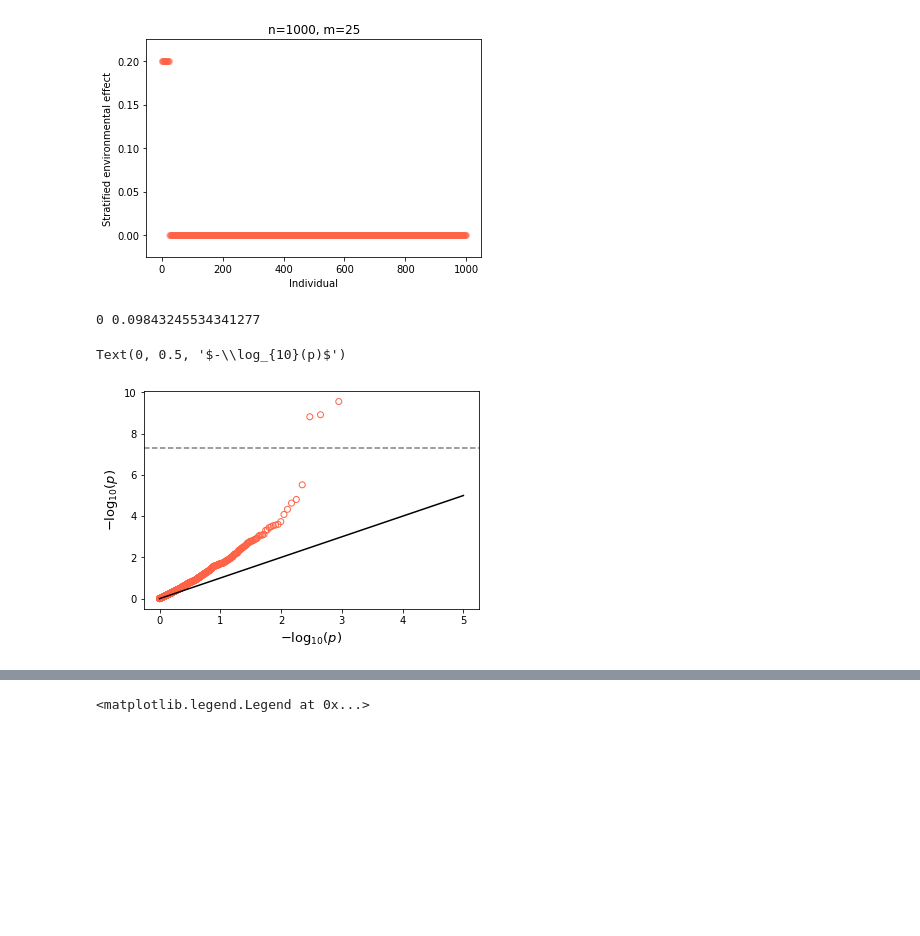
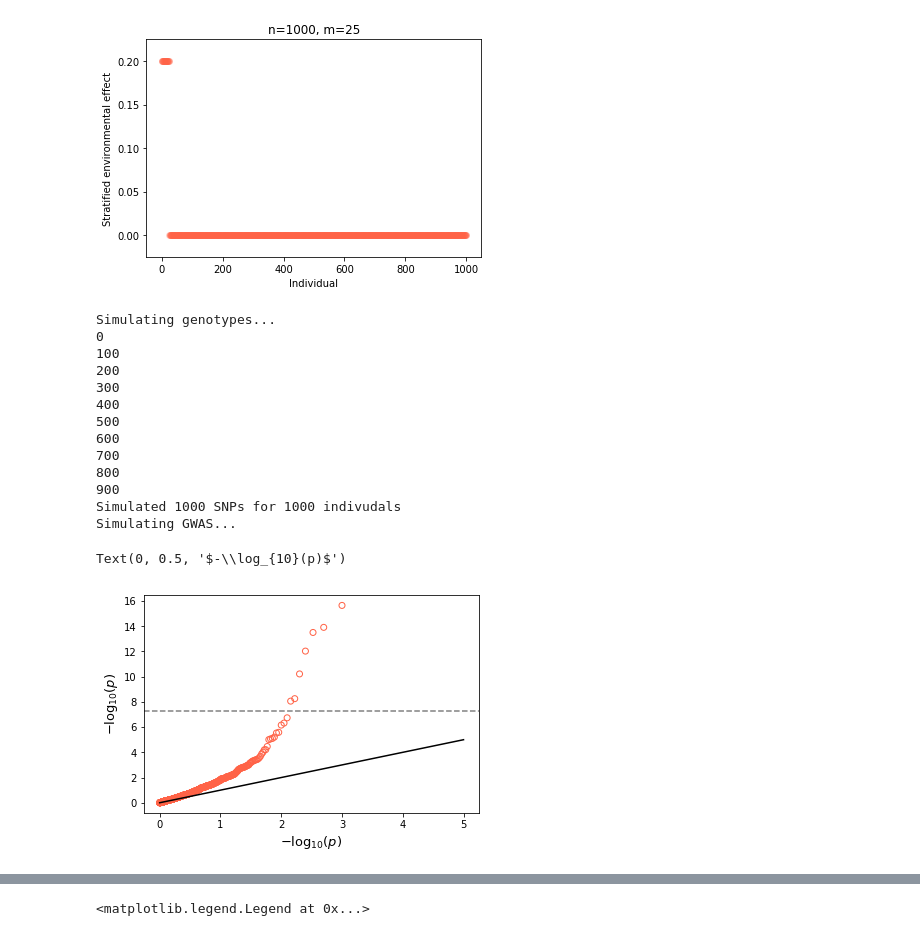
Before and after one commit to 35ajstern/stratification, a Jupyter notebook: msprime_island.ipynb, the cells around one changed output, grey strips where cells are left out. Drawn from its saved outputs; the diff is of its cells as text; code cells hidden in the pictures; blank space fills up the shorter version.

```diff
--- a/msprime_island.ipynb
+++ b/msprime_island.ipynb
@@ -5,6 +5,8 @@ import scipy.stats as stats
 import msprime
 import numpy as np
 # %%
+# MSprime simulation function for island model
+
 def migration_example(m,d,v,num_replicates=1000,Ne=10**2):
         # M is the overall symmetric migration rate, and d is the number
         # of subpopulations.
@@ -26,7 +28,7 @@ def migration_example(m,d,v,num_replicates=1000,Ne=10**2):
             population_configurations=population_configurations,
             migration_matrix=migration_matrix,
             num_replicates=num_replicates,
-            mutation_rate=0.00001,length=1)
+            mutation_rate=0.001,length=1)
         # And then iterate over these replicates
         T = np.zeros(num_replicates)
         singular_vals = []
@@ -255,13 +93,23 @@ plt.title('n=%d, m=%d'%(n,d))
 Text(0.5, 1.0, 'n=1000, m=25')
 [figure]
 # %%
+# Run a fake GWAS
+
 n = 1000
 d = 25
+assert(n % d == 0)
+m = n//d
 K = 20
+v = 0.003
 
 # proportion of variance due to stratification
-pi_s = 0.1
+pi_s = 0.15
 
+# This PCA is found using the genotype matrix simulated in msprime
+
+print('Simulating genotypes...')
+X,tbls = migration_example(m,d,v,Ne=N)
+print('Simulated %d SNPs for %d indivudals'%(X.shape[1],n))
 U,s,V = np.linalg.svd(1/np.sqrt(X.shape[0])*X.transpose())
 included_covs = U[:,:K]
 
@@ -271,53 +119,59 @@ ts = []
 pLos = []
 pHis = []
 residuals = []
+
+print("Simulating GWAS...")
 for _ in range(1):
+
+    # specify stratification effect
     Vs = var_from_strat(n,d,eta=1)
     strat_values = stratified_values(n,d)
+    # simulate homogeneous noise too
     pheno_values = strat_values + np.random.normal(0,np.sqrt((1/pi_s - 1)*Vs),size=n)
-    print(_,np.var(strat_values)/np.var(pheno_values))
+    #print(_,np.var(strat_values)/np.var(pheno_values))
+
+    # run GWAS on all SNPs
     for i in range(X.shape[0]):
 
         genotypes = X[i,:]
         designMat = np.zeros((n,K+1))
         designMat[:,0] = genotypes
         designMat[:,1:] = included_covs
         reg = LinearRegression().fit(designMat, pheno_values)
         coefs = reg.coef_
 
         pred = np.dot(designMat,coefs) + reg.intercept_
 
         residuals.append(pred - pheno_values)
 
         sei,pi,ti = stde(pred,pheno_values,coefs,designMat)
         se = sei[0,0]
         betas.append(coefs[0]/se)
         p = pi[0,0]
         t = ti[0,0]
         ps.append(p)
-        #ts.append(t)
-        #p1 = 2*(1-stats.norm.cdf(np.abs(t)+1.96))
-        #p2 = 2*(1-stats.norm.cdf(np.abs(t)-1.96))
-        #pLo = np.min([p1,p2]) - p
-        #pHi = np.max([p1,p2]) - p
-        #pLos.append(pLo)
-        #pHis.append(pHi)
-
-#plt.hist(ps,bins=np.linspace(0,1,100))
 
 plt.scatter(-np.log(np.linspace(1,len(ps)-1,len(ps))/len(ps))[::-1]/np.log(10),
          -np.log(np.sort(ps))[::-1]/np.log(10),facecolor='none',edgecolor='tomato')
 plt.plot([0,5],[0,5],color='k',)
 
-#P = np.linspace(1,1/len(ps),len(ps))
-#plt.fill_between(-np.log(2*(1-stats.norm.cdf(T))),-np.log(Plo),-np.log(Phi),color='gray',alpha=0.5)
-
 plt.axhline(-np.log(5e-8)/np.log(10),color='gray',linestyle='dashed',zorder=-1)
-#plt.axis((0,5,0,10))
 plt.xlabel(r'$-\log_{10}(p)$',fontsize=13)
 plt.ylabel(r'$-\log_{10}(p)$',fontsize=13)
 # %% [output]
-0 0.09843245534341277
+Simulating genotypes...
+0
+100
+200
+300
+400
+500
+600
+700
+800
+900
+Simulated 1000 SNPs for 1000 indivudals
+Simulating GWAS...
 Text(0, 0.5, '$-\\log_{10}(p)$')
-[figure, old version]
+[figure, new version]
 # %%
```
Also changed, not shown: parts of 15 cells of this notebook.
